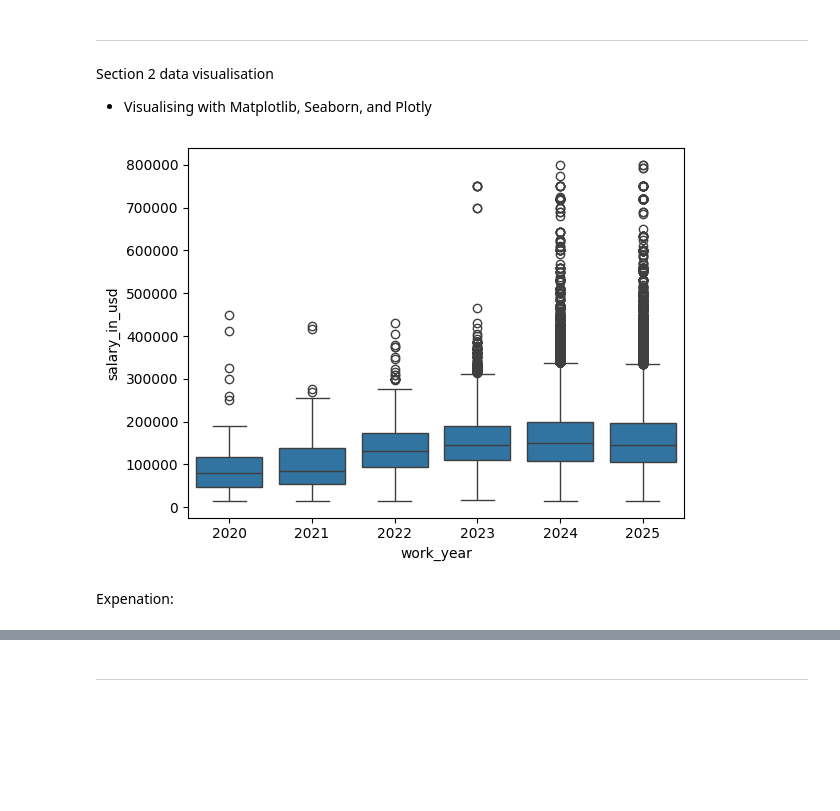
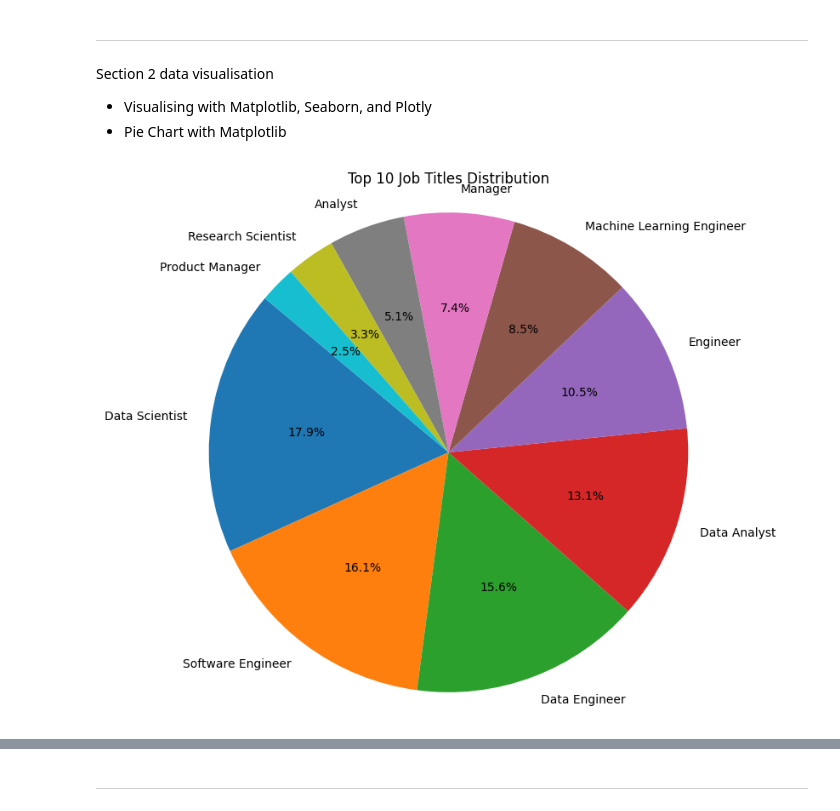
Before and after one commit to AdrianSrbl/Project_1, a Jupyter notebook: jupyter_notebooks/Data_Visualisation.ipynb, the cells around one changed output, grey strips where cells are left out. Drawn from its saved outputs; the diff is of its cells as text; code cells hidden in the pictures; blank space fills up the shorter version.

```diff
--- a/jupyter_notebooks/Data_Visualisation.ipynb
+++ b/jupyter_notebooks/Data_Visualisation.ipynb
@@ -52,10 +52,13 @@ df.head()
 # %% [markdown]
 Section 2 data visualisation
 * Visualising with Matplotlib, Seaborn, and Plotly
+* Pie Chart with Matplotlib
-# %%
-sns.boxplot(x = df['work_year'], y = df['salary_in_usd'])
-plt.show()
-# %% [output]
-[figure, removed]
-# %% [markdown]
-Expenation:
+# %%
+top_jobs = df['job_title'].value_counts().head(10)
+plt.figure(figsize=(8,8))
+plt.pie(top_jobs, labels=top_jobs.index, autopct='%1.1f%%', startangle=140)
+plt.title('Top 10 Job Titles Distribution')
+plt.axis('equal')
+plt.show()
+# %% [output]
+[figure, added]
```
Also changed, not shown: parts of 29 cells of this notebook.
